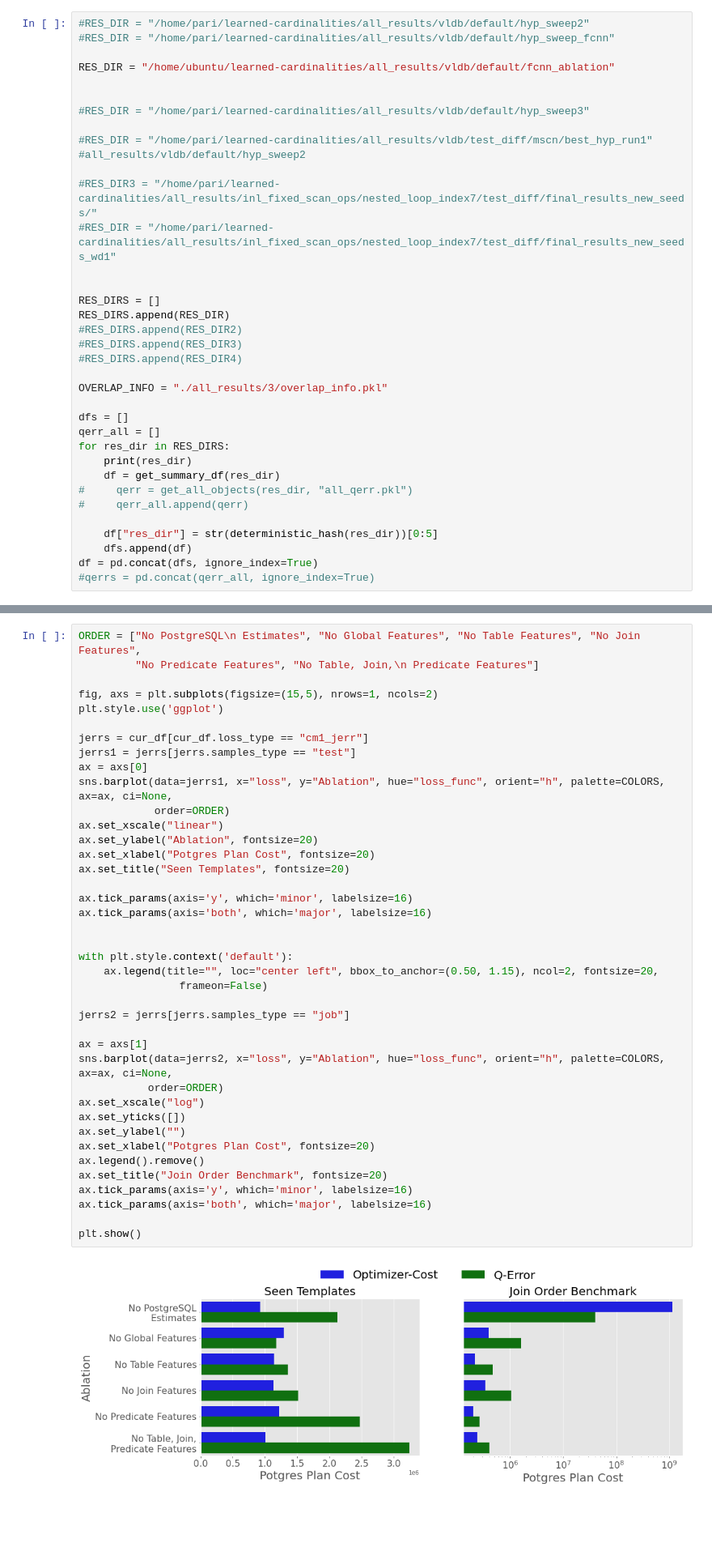
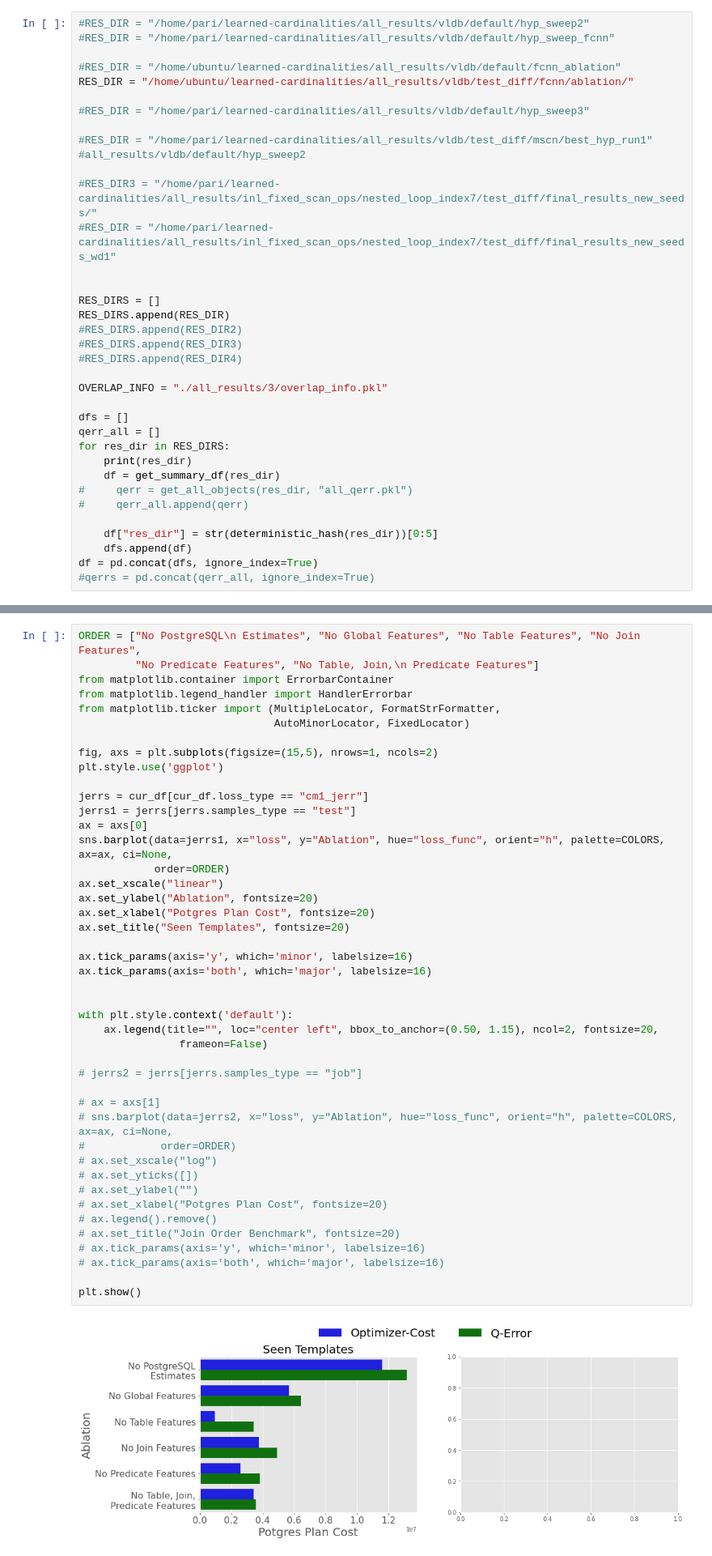
Before and after one commit to parimarjan/learned-cardinalities, a Jupyter notebook: ablation.ipynb, the cells around one changed output, grey strips where cells are left out. Shown at 81% size. Cells and saved outputs as stored; diff of their text form; blank space fills up the shorter version.

```diff
--- a/ablation.ipynb
+++ b/ablation.ipynb
@@ -42,8 +42,8 @@ TITLE_KEYS["train"] = "Train Set"
 #RES_DIR = "/home/pari/learned-cardinalities/all_results/vldb/default/hyp_sweep2"
 #RES_DIR = "/home/pari/learned-cardinalities/all_results/vldb/default/hyp_sweep_fcnn"
 
-RES_DIR = "/home/ubuntu/learned-cardinalities/all_results/vldb/default/fcnn_ablation"
-
+#RES_DIR = "/home/ubuntu/learned-cardinalities/all_results/vldb/default/fcnn_ablation"
+RES_DIR = "/home/ubuntu/learned-cardinalities/all_results/vldb/test_diff/fcnn/ablation/"
 
 #RES_DIR = "/home/pari/learned-cardinalities/all_results/vldb/default/hyp_sweep3"
 
@@ -250,42 +258,46 @@ cur_df = cur_df[cur_df["Ablation"] != "Unknown"]
 # %%
 ORDER = ["No PostgreSQL\n Estimates", "No Global Features", "No Table Features", "No Join Features",
          "No Predicate Features", "No Table, Join,\n Predicate Features"]
+from matplotlib.container import ErrorbarContainer
+from matplotlib.legend_handler import HandlerErrorbar
+from matplotlib.ticker import (MultipleLocator, FormatStrFormatter,
+                               AutoMinorLocator, FixedLocator)
 
 fig, axs = plt.subplots(figsize=(15,5), nrows=1, ncols=2)
 plt.style.use('ggplot')
 
 jerrs = cur_df[cur_df.loss_type == "cm1_jerr"]
 jerrs1 = jerrs[jerrs.samples_type == "test"]
 ax = axs[0]
 sns.barplot(data=jerrs1, x="loss", y="Ablation", hue="loss_func", orient="h", palette=COLORS, ax=ax, ci=None,
             order=ORDER)
 ax.set_xscale("linear")
 ax.set_ylabel("Ablation", fontsize=20)
 ax.set_xlabel("Potgres Plan Cost", fontsize=20)
 ax.set_title("Seen Templates", fontsize=20)
 
 ax.tick_params(axis='y', which='minor', labelsize=16)
 ax.tick_params(axis='both', which='major', labelsize=16)
 
 
 with plt.style.context('default'):
     ax.legend(title="", loc="center left", bbox_to_anchor=(0.50, 1.15), ncol=2, fontsize=20,
                 frameon=False)
 
-jerrs2 = jerrs[jerrs.samples_type == "job"]
+# jerrs2 = jerrs[jerrs.samples_type == "job"]
 
-ax = axs[1]
-sns.barplot(data=jerrs2, x="loss", y="Ablation", hue="loss_func", orient="h", palette=COLORS, ax=ax, ci=None,
-           order=ORDER)
-ax.set_xscale("log")
-ax.set_yticks([])
-ax.set_ylabel("")
-ax.set_xlabel("Potgres Plan Cost", fontsize=20)
-ax.legend().remove()
-ax.set_title("Join Order Benchmark", fontsize=20)
-ax.tick_params(axis='y', which='minor', labelsize=16)
-ax.tick_params(axis='both', which='major', labelsize=16)
+# ax = axs[1]
+# sns.barplot(data=jerrs2, x="loss", y="Ablation", hue="loss_func", orient="h", palette=COLORS, ax=ax, ci=None,
+#            order=ORDER)
+# ax.set_xscale("log")
+# ax.set_yticks([])
+# ax.set_ylabel("")
+# ax.set_xlabel("Potgres Plan Cost", fontsize=20)
+# ax.legend().remove()
+# ax.set_title("Join Order Benchmark", fontsize=20)
+# ax.tick_params(axis='y', which='minor', labelsize=16)
+# ax.tick_params(axis='both', which='major', labelsize=16)
 
 plt.show()
 # %% [output]
-[figure, old version]
+[figure, new version]
```
Also changed, not shown: parts of 6 cells of this notebook, 7 other files.
